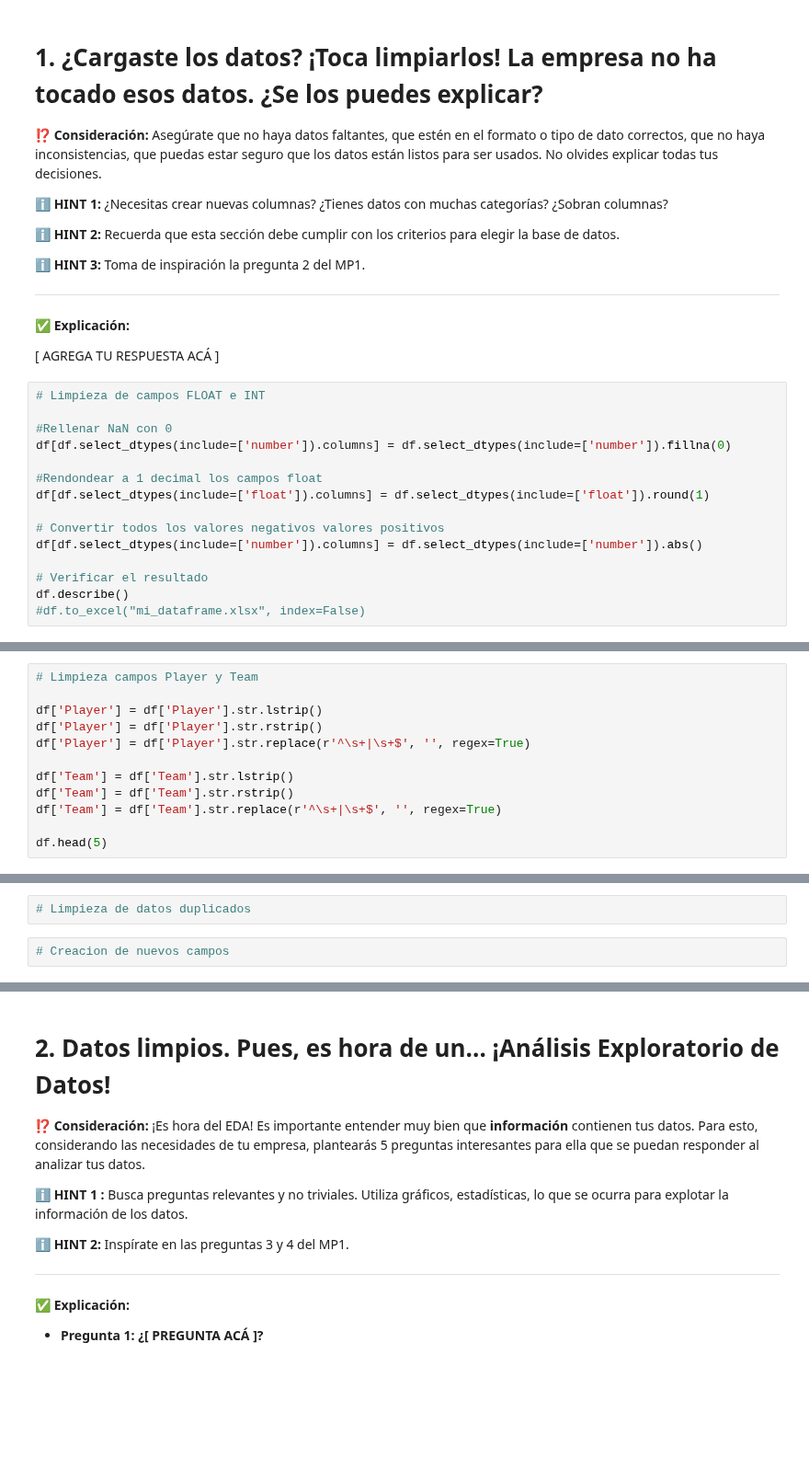
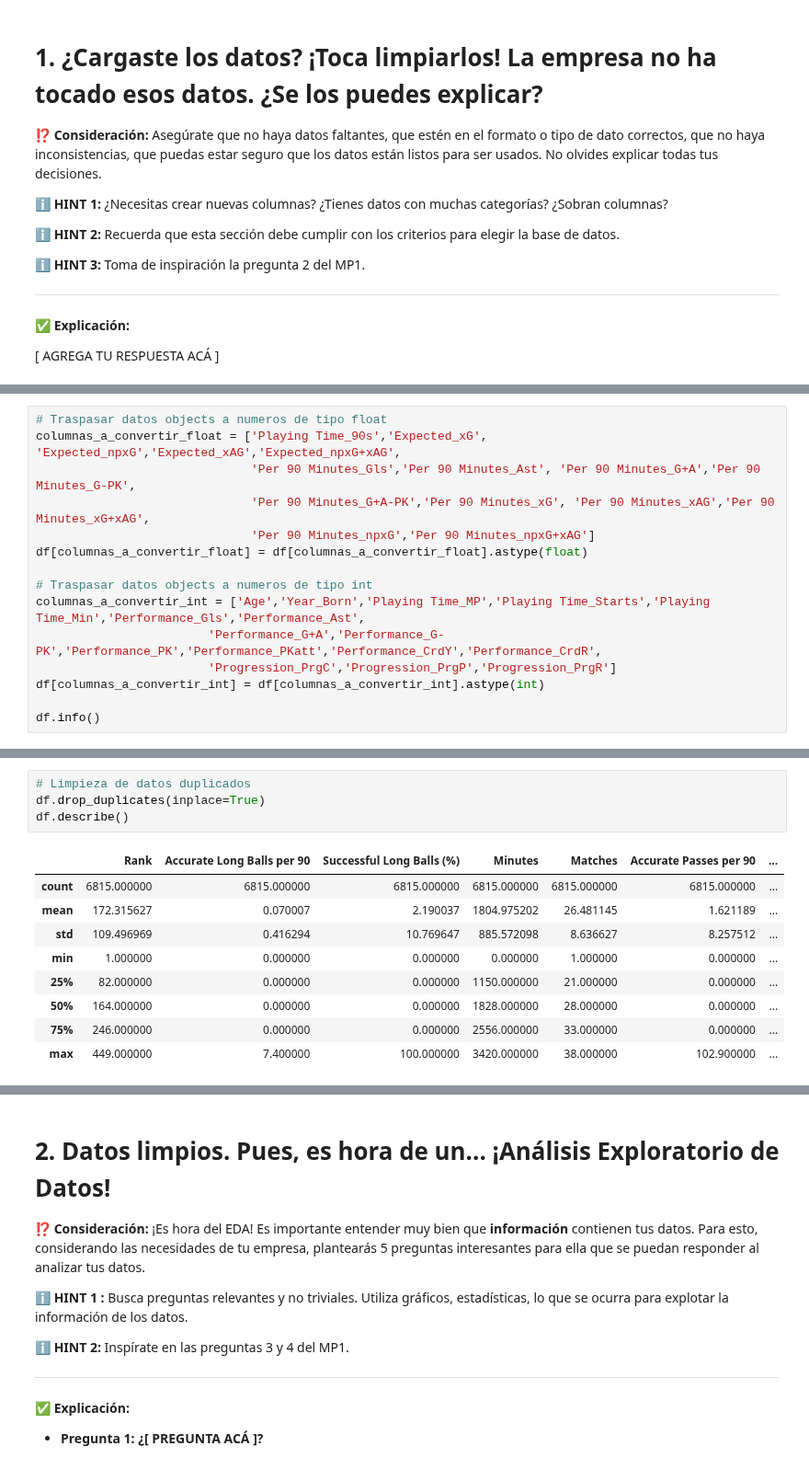
Before and after one commit to julvc/python_diplo, a Jupyter notebook: MP3.ipynb, the cells around one changed output, grey strips where cells are left out. Shown at 92% size. Cells and saved outputs as stored; diff of their text form; blank space fills up the shorter version.

Commit message:
Se modifica y se utiliza una nueva base datos. Se comienza limpieza de datos.

```diff
--- a/MP3.ipynb
+++ b/MP3.ipynb
@@ -195,18 +217,3 @@ df.head(5)
 ✅ **Explicación:**
 
 [ AGREGA TU RESPUESTA ACÁ ]
-# %%
-# Limpieza de campos FLOAT e INT
-
-#Rellenar NaN con 0
-df[df.select_dtypes(include=['number']).columns] = df.select_dtypes(include=['number']).fillna(0)
-
-#Rendondear a 1 decimal los campos float
-df[df.select_dtypes(include=['float']).columns] = df.select_dtypes(include=['float']).round(1)
-
-# Convertir todos los valores negativos valores positivos
-df[df.select_dtypes(include=['number']).columns] = df.select_dtypes(include=['number']).abs()
-
-# Verificar el resultado
-df.describe()
-#df.to_excel("mi_dataframe.xlsx", index=False)
@@ -242,0 +220,15 @@ memory usage: 2.2+ MB
+# %%
+# Traspasar datos objects a numeros de tipo float
+columnas_a_convertir_float = ['Playing Time_90s','Expected_xG', 'Expected_npxG','Expected_xAG','Expected_npxG+xAG',
+                              'Per 90 Minutes_Gls','Per 90 Minutes_Ast', 'Per 90 Minutes_G+A','Per 90 Minutes_G-PK',
+                              'Per 90 Minutes_G+A-PK','Per 90 Minutes_xG', 'Per 90 Minutes_xAG','Per 90 Minutes_xG+xAG',
+                              'Per 90 Minutes_npxG','Per 90 Minutes_npxG+xAG']
+df[columnas_a_convertir_float] = df[columnas_a_convertir_float].astype(float)
+
+# Traspasar datos objects a numeros de tipo int
+columnas_a_convertir_int = ['Age','Year_Born','Playing Time_MP','Playing Time_Starts','Playing Time_Min','Performance_Gls','Performance_Ast',
+                        'Performance_G+A','Performance_G-PK','Performance_PK','Performance_PKatt','Performance_CrdY','Performance_CrdR',
+                        'Progression_PrgC','Progression_PrgP','Progression_PrgR']
+df[columnas_a_convertir_int] = df[columnas_a_convertir_int].astype(int)
+
+df.info()
@@ -271,12 +299,0 @@ df.head(5)
-# %%
-# Limpieza campos Player y Team
-
-df['Player'] = df['Player'].str.lstrip()
-df['Player'] = df['Player'].str.rstrip()
-df['Player'] = df['Player'].str.replace(r'^\s+|\s+$', '', regex=True)
-
-df['Team'] = df['Team'].str.lstrip()
-df['Team'] = df['Team'].str.rstrip()
-df['Team'] = df['Team'].str.replace(r'^\s+|\s+$', '', regex=True)
-
-df.head(5)
@@ -290,4 +300,14 @@ df.head(5)
 # %%
 # Limpieza de datos duplicados
+df.drop_duplicates(inplace=True)
+df.describe()
+# %% [output]
+|  | Rank | Accurate Long Balls per 90 | Successful Long Balls (%) | Minutes | Matches | Accurate Passes per 90 | ... |
+| count | 6815.000000 | 6815.000000 | 6815.000000 | 6815.000000 | 6815.000000 | 6815.000000 | ... |
+| mean | 172.315627 | 0.070007 | 2.190037 | 1804.975202 | 26.481145 | 1.621189 | ... |
+| std | 109.496969 | 0.416294 | 10.769647 | 885.572098 | 8.636627 | 8.257512 | ... |
+| min | 1.000000 | 0.000000 | 0.000000 | 0.000000 | 1.000000 | 0.000000 | ... |
+| 25% | 82.000000 | 0.000000 | 0.000000 | 1150.000000 | 21.000000 | 0.000000 | ... |
+| 50% | 164.000000 | 0.000000 | 0.000000 | 1828.000000 | 28.000000 | 0.000000 | ... |
+| 75% | 246.000000 | 0.000000 | 0.000000 | 2556.000000 | 33.000000 | 0.000000 | ... |
+| max | 449.000000 | 7.400000 | 100.000000 | 3420.000000 | 38.000000 | 102.900000 | ... |
-# %%
-# Creacion de nuevos campos
```
Also changed, not shown: parts of 11 cells of this notebook.
